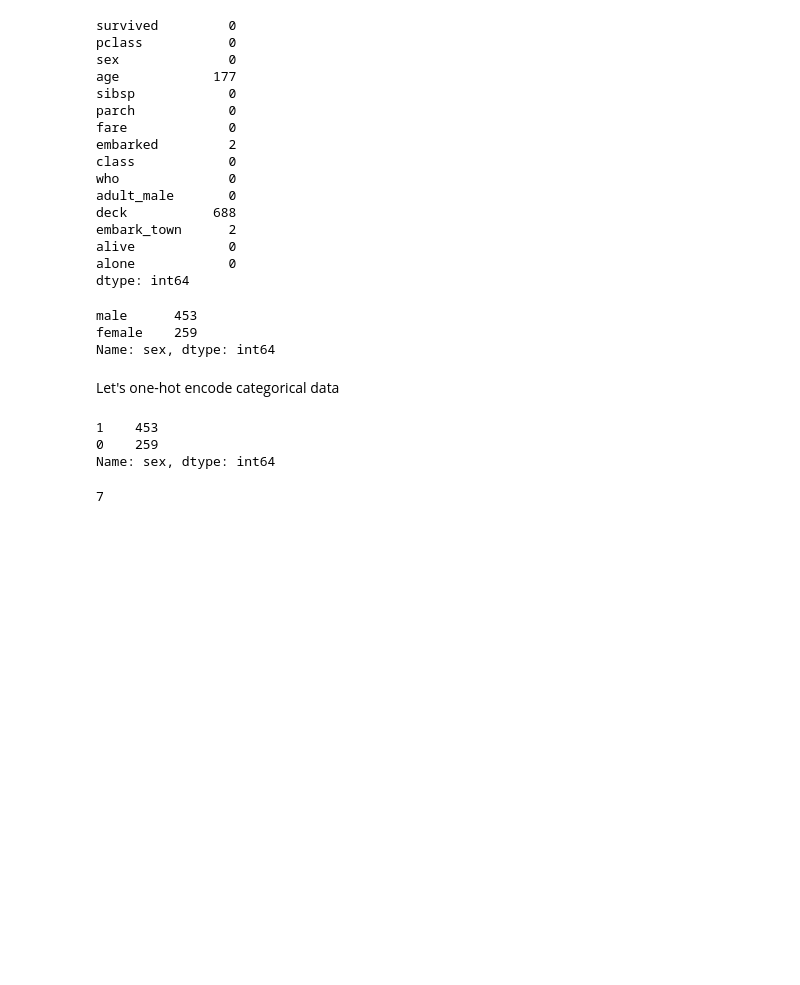
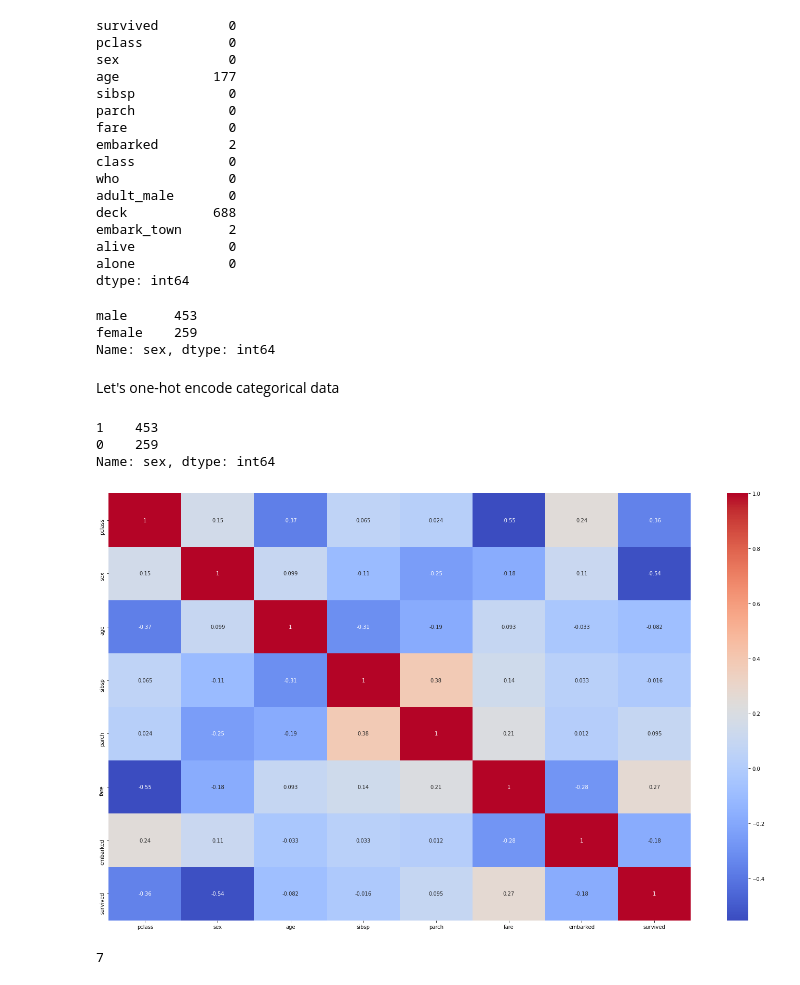
Before and after one commit to eigenhenry/experiments, a Jupyter notebook: titanic.ipynb, the cells around one changed output. Drawn from its saved outputs; the diff is of its cells as text; code cells hidden in the pictures; blank space fills up the shorter version.

```diff
--- a/titanic.ipynb
+++ b/titanic.ipynb
@@ -68,6 +70,15 @@ Name: sex, dtype: int64
 # %%
 X = df[['pclass', 'sex', 'age', 'sibsp', 'parch', 'fare', 'embarked']]
 y = df['survived']
+# %%
+subset = df[['pclass', 'sex', 'age', 'sibsp', 'parch', 'fare', 'embarked', 'survived']]
+
+corr_matrix = subset.corr()
+
+sns.heatmap(corr_matrix, annot=True, cmap='coolwarm')
+plt.show()
+# %% [output]
+[figure, added]
 # %%
 X_train, X_test, y_train, y_test = train_test_split(X, y, test_size=0.2, random_state=42)
 # %%
```
Also changed, not shown: parts of 11 cells of this notebook.
